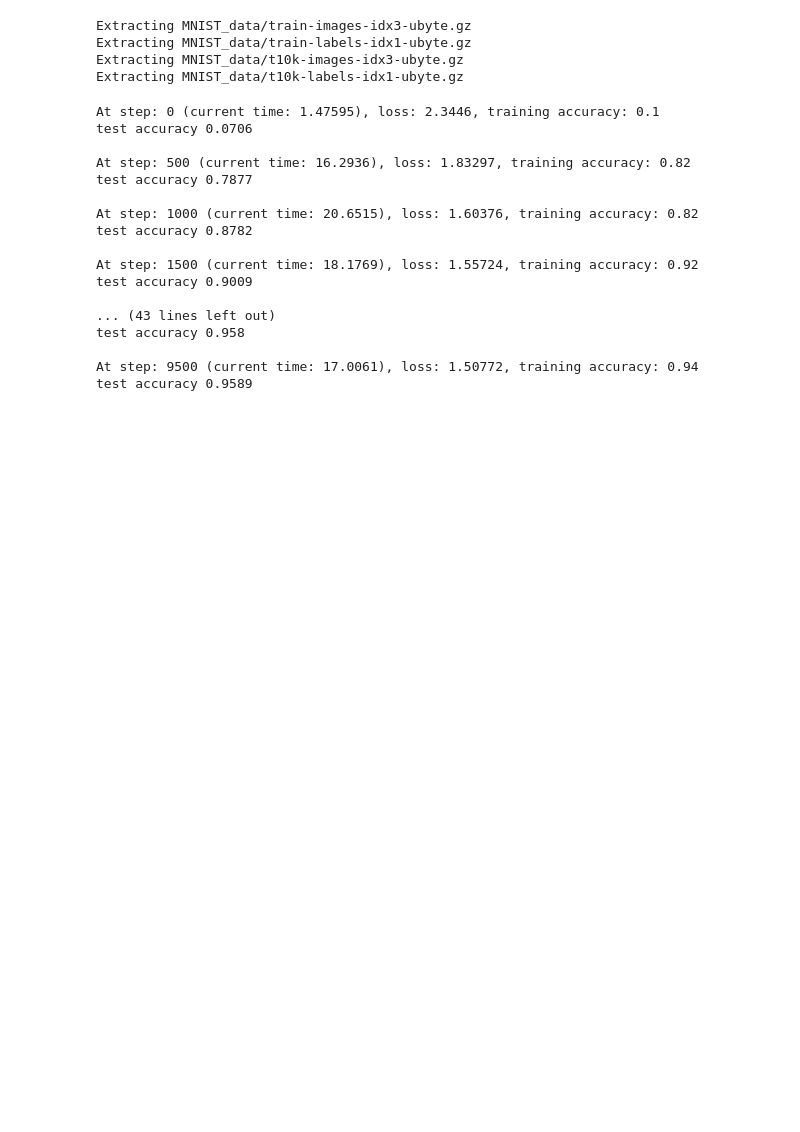
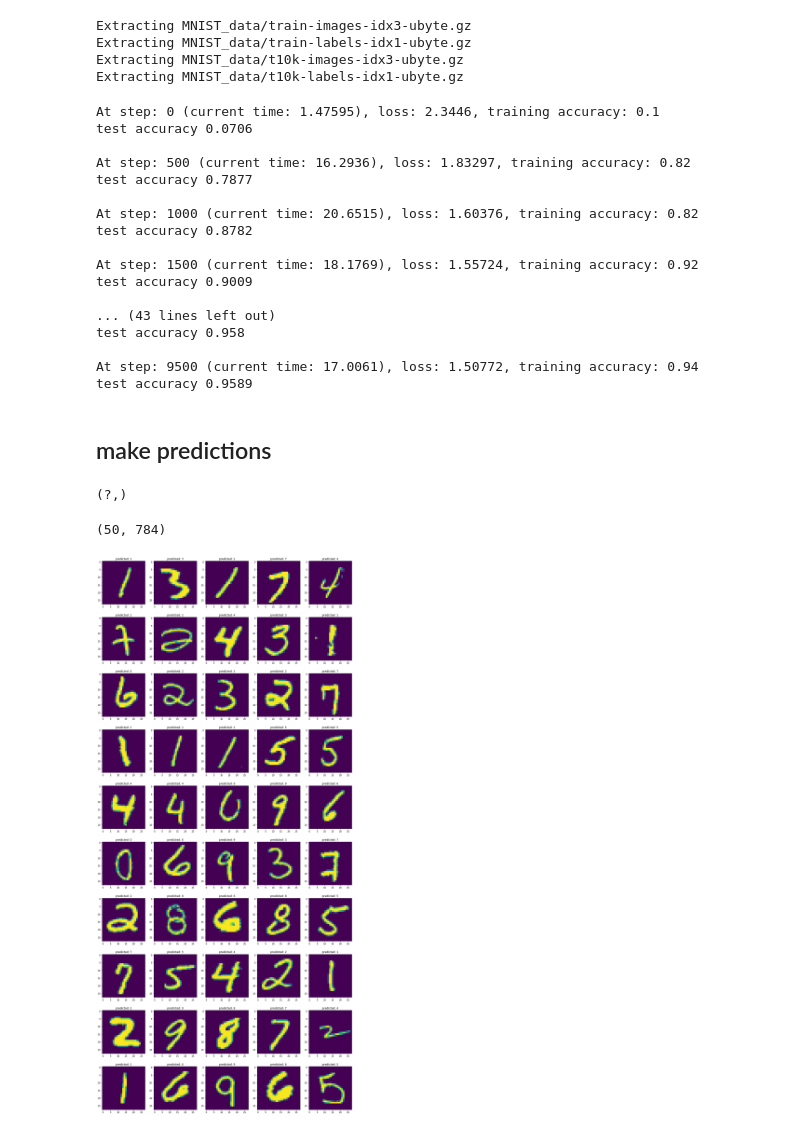
Before and after one commit to Justin-Yuan/Structured-Inference-and-Learning, a Jupyter notebook: assignments/A2/Digit Recognition with Deep Neural Network.ipynb, the cells around one changed output. Drawn from its saved outputs; the diff is of its cells as text; code cells hidden in the pictures; blank space fills up the shorter version.

```diff
--- a/assignments/A2/Digit Recognition with Deep Neural Network.ipynb
+++ b/assignments/A2/Digit Recognition with Deep Neural Network.ipynb
@@ -103,3 +103,28 @@ test accuracy 0.958
 
 At step: 9500 (current time: 17.0061), loss: 1.50772, training accuracy: 0.94
 test accuracy 0.9589
+# %% [markdown]
+## make predictions
+# %%
+pred = tf.argmax(y_pred, 1)
+print(pred.shape)
+# %% [output]
+(?,)
+# %%
+images = batch_train[0]
+print(images.shape)
+# %% [output]
+(50, 784)
+# %%
+prediction = sess.run(pred, feed_dict={x: images, keep_prob: 1.0})
+# print(prediction.shape[0])
+plt.figure(figsize=(20, 50))
+for i in range(prediction.shape[0]):
+    plt.subplot(int(prediction.shape[0] / 5) + 1, 5, i+1)
+    img = np.reshape(images[i], (28, 28))
+    plt.imshow(img)
+    plt.title("predicted: %d" % prediction[i])
+
+plt.show()
+# %% [output]
+[figure, added]
```
Also changed, not shown: 1 other file.
